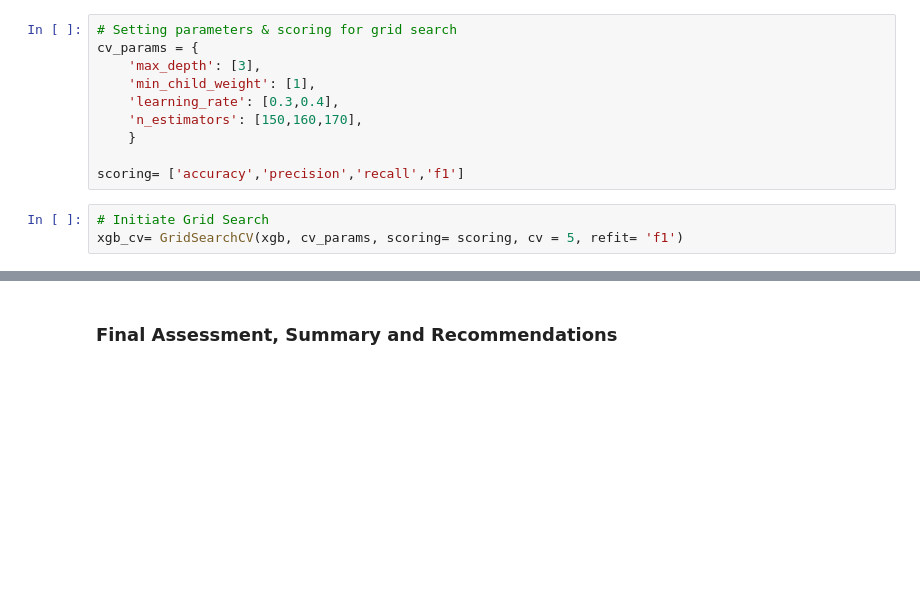
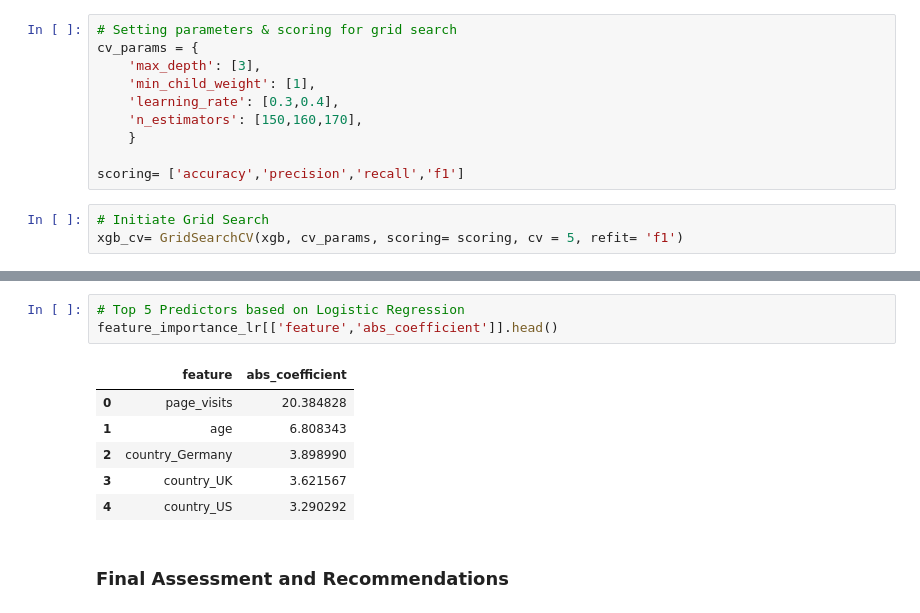
Before and after one commit to traha-89/Portafoglio, a Jupyter notebook: Landing Page Optimization/LP_CRAnalysis_Prediction_2.ipynb, the cells around one changed output, grey strips where cells are left out. Cells and saved outputs as stored; diff of their text form; blank space fills up the shorter version.

```diff
--- a/Landing Page Optimization/LP_CRAnalysis_Prediction_2.ipynb
+++ b/Landing Page Optimization/LP_CRAnalysis_Prediction_2.ipynb
@@ -1102,2 +1140,12 @@ result('XGBoost',y_pred_xgb,y_prob_xgb)
+# %%
+# Top 5 Predictors based on Logistic Regression
+feature_importance_lr[['feature','abs_coefficient']].head()
+# %% [output]
+|  | feature | abs_coefficient |
+| 0 | page_visits | 20.384828 |
+| 1 | age | 6.808343 |
+| 2 | country_Germany | 3.898990 |
+| 3 | country_UK | 3.621567 |
+| 4 | country_US | 3.290292 |
 # %% [markdown]
-### Final Assessment, Summary and Recommendations
+### Final Assessment and Recommendations
```
Also changed, not shown: parts of 14 cells of this notebook.
